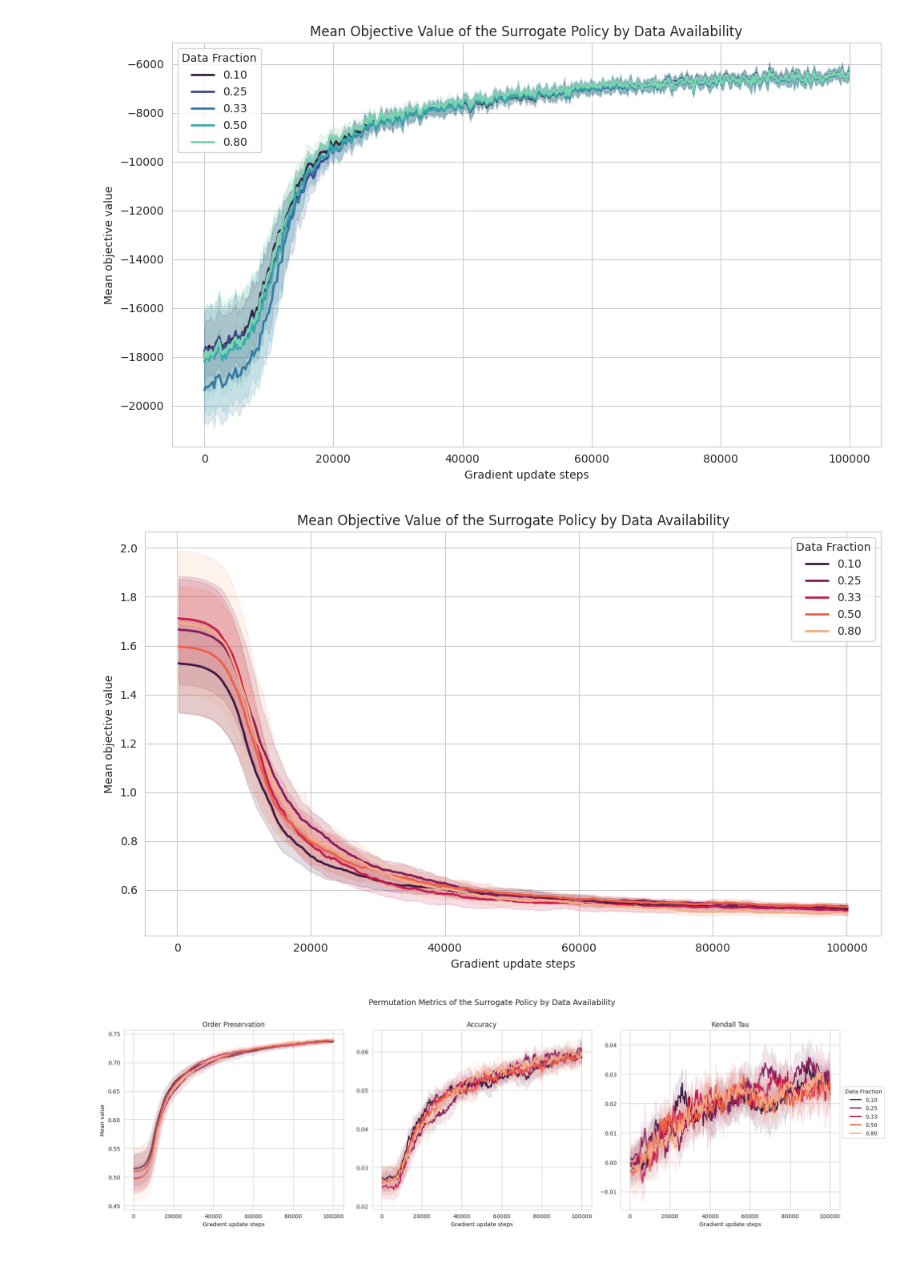
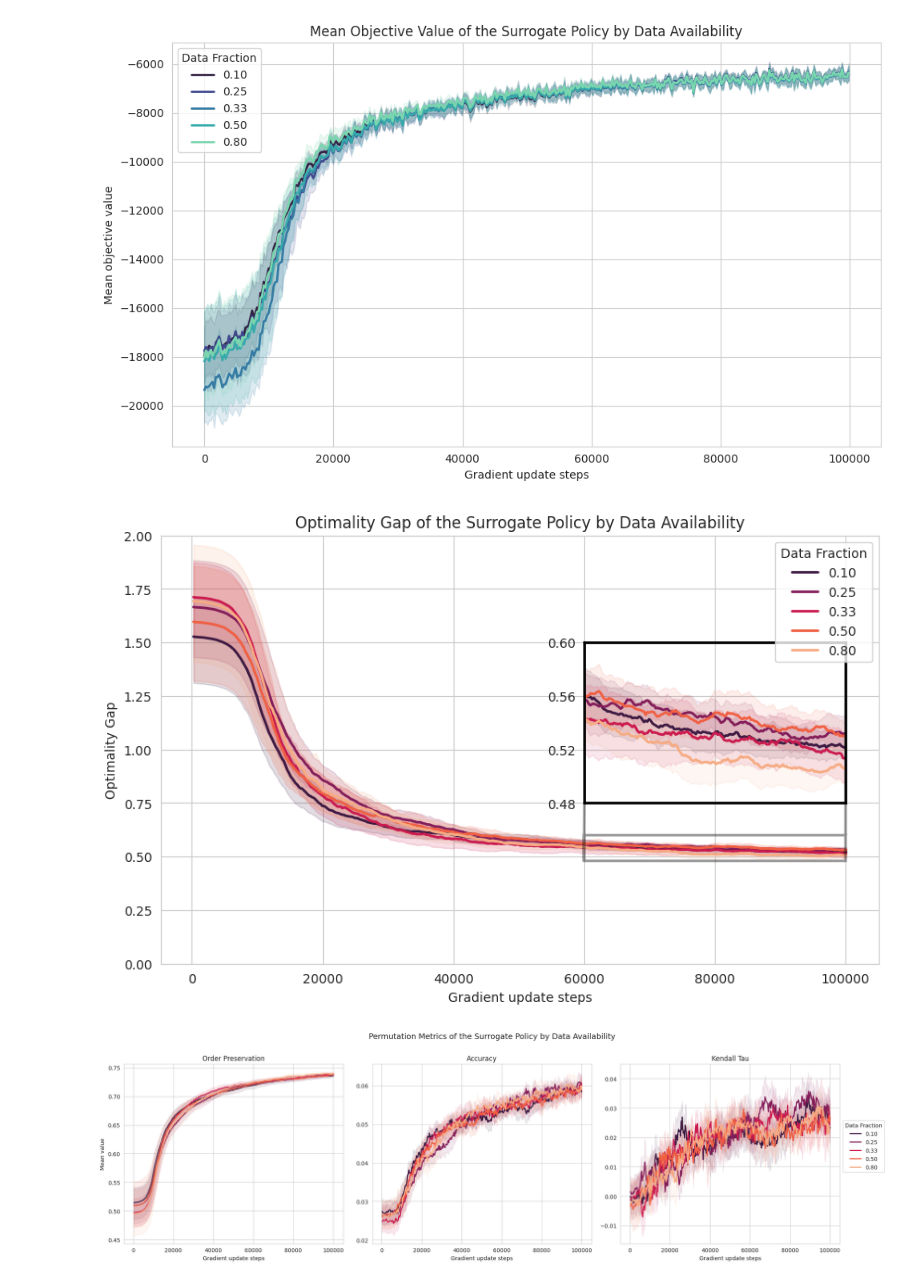
Before and after one commit to DanielGardin/cp-scheduling, a Jupyter notebook: notebooks/03 - Plackett-Luce Hypothesis.ipynb, the cells around one changed output. Saved outputs shown, nothing was run; the diff lists cells and outputs as text; code cells hidden in the pictures.

```diff
--- a/notebooks/03 - Plackett-Luce Hypothesis.ipynb
+++ b/notebooks/03 - Plackett-Luce Hypothesis.ipynb
@@ -104,7 +86,7 @@ colors = sns.color_palette("mako", n_colors=5)
 
 for i, (frac, df) in enumerate(results.groupby("data_fraction")):
     array = np.stack(df.groupby("step")['start/rewards/mean'].apply(np.array).to_list())
-    mean, lower, upper = confidence_interval(
+    _, lower, upper = confidence_interval(
         array,
         n_bootstrap=1000,
         confidence=0.95
@@ -133,37 +115,75 @@ plt.show()
 # %%
 fig, ax = plt.subplots(figsize=(10, 6))
 
 colors = sns.color_palette("rocket", n_colors=5)
 
+
+axins = ax.inset_axes([0.59, 0.375, 0.364, 0.375])  # [x, y, width, height]
+ax.indicate_inset_zoom(axins, edgecolor="black", alpha=0.4, linewidth=2)
+
+axins.set_facecolor((0, 0, 0, 0))
+
+# Set the color of the spines to black and line width to 2
+axins.spines['top'].set_linewidth(2)
+axins.spines['right'].set_linewidth(2)
+axins.spines['bottom'].set_linewidth(2)
+axins.spines['left'].set_linewidth(2)
+
+axins.spines['top'].set_color('black')
+axins.spines['right'].set_color('black')
+axins.spines['bottom'].set_color('black')
+axins.spines['left'].set_color('black')
+
 for i, (frac, df) in enumerate(results.groupby("data_fraction")):
     array = np.stack(df.groupby("step")['val/optimal_gap'].apply(np.array).to_list())
 
-    mean, lower, upper = confidence_interval(
+    _, lower, upper = confidence_interval(
         array,
         n_bootstrap=1000,
         confidence=0.95
     )
 
     ax.plot(steps, np.mean(array, axis=-1), label=f"{frac:.2f}", linewidth=2, color=colors[i])
     ax.fill_between(
         steps,
         lower,
         upper,
         alpha=0.15,
         color=colors[i],
     )
 
+    axins.fill_between(
+        steps,
+        lower,
+        upper,
+        alpha=0.1,
+        color=colors[i],
+    )
+    axins.plot(steps, np.mean(array, axis=-1), label=f"{frac:.2f}", linewidth=2, color=colors[i])
+
+
 ax.set_xlabel("Gradient update steps")
-ax.set_ylabel("Mean objective value")
-ax.set_title("Mean Objective Value of the Surrogate Policy by Data Availability")
+ax.set_ylabel("Optimality Gap")
+ax.set_title("Optimality Gap of the Surrogate Policy by Data Availability")
 ax.legend(title="Data Fraction")
+
+ax.set_ylim(0., 2.)
+
+axins.set_xlim(60000, 100000)
+axins.set_ylim(0.48, 0.6)
+axins.set_xticks([])
+# axins.set_yticks([])
+# axins.set_title("Zoomed In View")
+
+axins.set_yticks([0.48, 0.52, 0.56, 0.6])
+
 
 plt.savefig("notebooks/figures/reinforce/optimal_gap.pdf", dpi=300)
 
-plt.tight_layout()
+# plt.tight_layout()
 plt.show()
 # %% [output]
-[figure, old version]
+[figure, new version]
 # %%
 fig, axs = plt.subplots(ncols=3, figsize=(20, 6))
 
```
Also changed, not shown: parts of 2 cells of this notebook, 7 other files.
